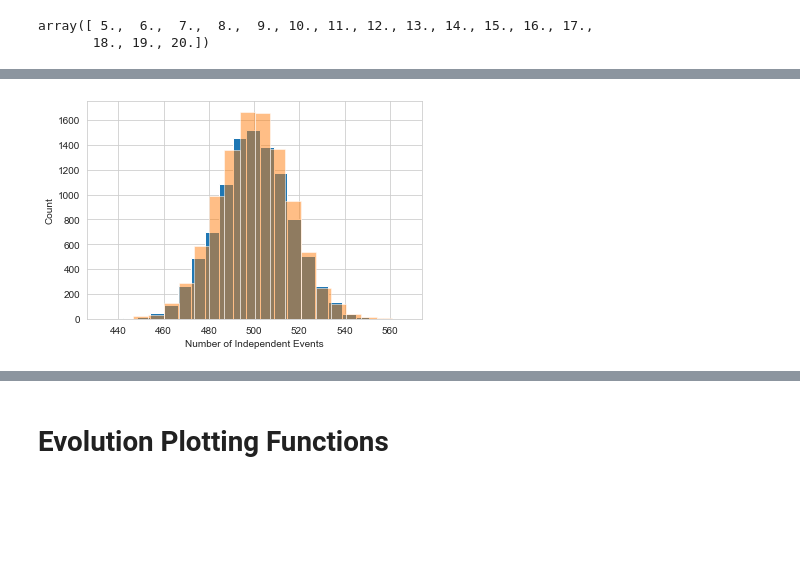
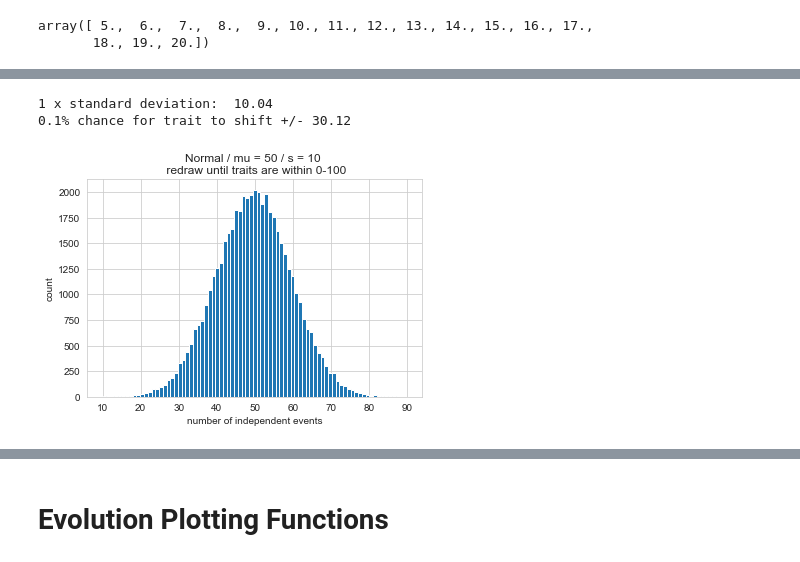
Before and after one commit to pgovoni21/ants-task-partitioning-ABM, a Jupyter notebook: evolution.ipynb, the cells around one changed output, grey strips where cells are left out. Cells and saved outputs as stored; diff of their text form; code cells hidden in the pictures; blank space fills up the shorter version.

```diff
--- a/evolution.ipynb
+++ b/evolution.ipynb
@@ -446,21 +465,42 @@ def choose_trait_binomial(trait_value, mutation_range, interp_range):
         index = int(np.random.binomial(n=len(trait_list), p=0.5, size=1))
 
     return trait_list[index], trait_list
-# %%
-# binomial distribution is the discrete approximation of a normal distribution
-# confines choices available to integer trait values
-
-n = 1000
-p = 0.5
-size = 10000
-
-norm_dist = np.random.normal(n*p, np.sqrt(n*p*(1-p)), size) # draw samples from Gaussian dist.
-bi_dist = np.random.binomial(n, p, size) # flipping a coin 1K times, tested 10K times
-
-plt.hist(bi_dist, bins=20, label='binomial')
-plt.hist(norm_dist, alpha=0.5, bins=20, label='normal')
-plt.xlabel('Number of Independent Events')
-plt.ylabel('Count');
-# %% [output]
-[figure, removed]
+# %%
+def choose_trait_normal(trait_value, std_dev):
+    """
+    Choose mutated trait value from binomial distribution (discrete approximation of a normal dist.)
+    centered around trait_value, with edges defined by +/- mutation_range/2
+
+    If mutation_range is below/above trait range, add spaces before/after trait values
+    When binomial choice lands on a space, will rerun, thus creating absorbing boundary conditions
+    """
+    # picks index of trait_list from binomial distribution
+    # where the middle element of the list (trait_value) is chosen most often
+    trait = np.random.normal(trait_value, std_dev)
+
+    while trait < 0 or trait > 100:
+        trait = np.random.normal(trait_value, std_dev)
+
+    return int(trait)
+# %%
+# mutation_range parameter used in evolutionary simulations
+# standard deviation calculation
+trait_value = 50
+std_dev = 10
+
+mutated_traits = []
+for i in range(50000):
+    trait = choose_trait_normal(trait_value,std_dev)
+    mutated_traits.append(int(trait))
+
+print('1 x standard deviation: ', round(np.std(mutated_traits),2))
+print('0.1% chance for trait to shift +/-', round(np.std(mutated_traits)*3,2))
+plt.hist(mutated_traits,bins=int(max(mutated_traits)-min(mutated_traits))+1)
+plt.xlabel('number of independent events')
+plt.ylabel('count')
+plt.title(f'Normal / mu = {trait_value} / s = {std_dev} \n redraw until traits are within 0-100');
+# %% [output]
+1 x standard deviation:  10.04
+0.1% chance for trait to shift +/- 30.12
+[figure, added]
 # %%
```
Also changed, not shown: parts of 16 cells of this notebook, 1 other file.
